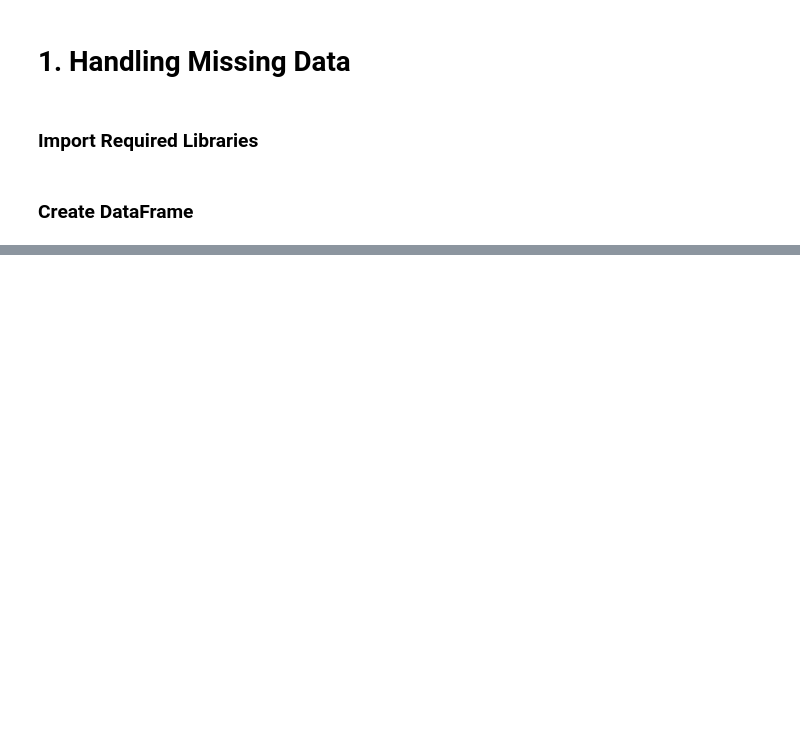
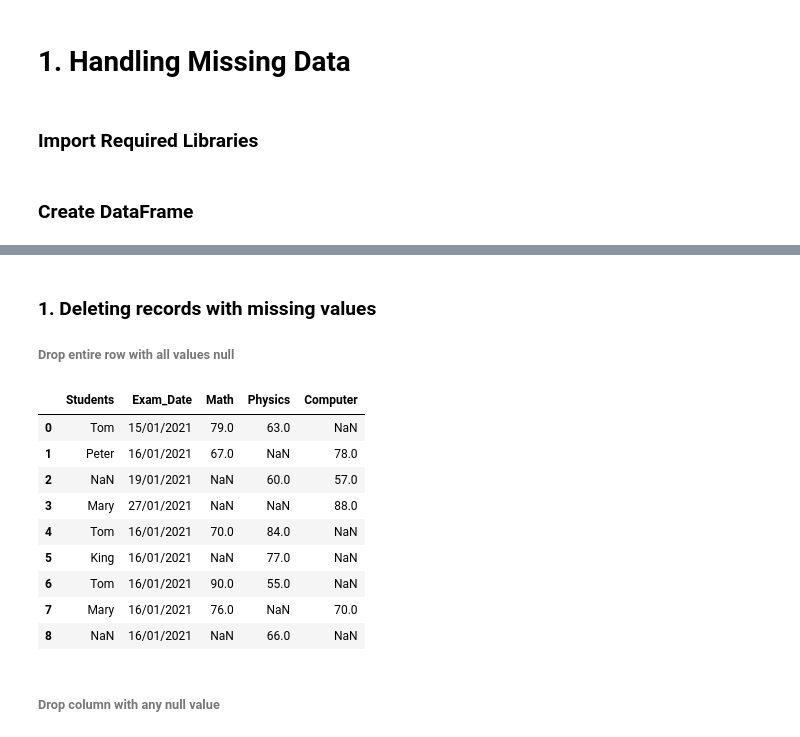
Before and after one commit to SammyOngaya/data2ml, a Jupyter notebook: data-pre-processing.ipynb, the cells around one changed output, grey strips where cells are left out. Cells and saved outputs as stored; diff of their text form; code cells hidden in the pictures; blank space fills up the shorter version.

Commit message:
Added missing data

```diff
--- a/data-pre-processing.ipynb
+++ b/data-pre-processing.ipynb
@@ -33,0 +67,18 @@ missing_data_df
+# %% [markdown]
+### 1.  Deleting records with missing values
+###### Drop entire row with all values null
+# %%
+missing_data_df.dropna(how='all')
+# %% [output]
+|  | Students | Exam_Date | Math | Physics | Computer |
+| 0 | Tom | 15/01/2021 | 79.0 | 63.0 | NaN |
+| 1 | Peter | 16/01/2021 | 67.0 | NaN | 78.0 |
+| 2 | NaN | 19/01/2021 | NaN | 60.0 | 57.0 |
+| 3 | Mary | 27/01/2021 | NaN | NaN | 88.0 |
+| 4 | Tom | 16/01/2021 | 70.0 | 84.0 | NaN |
+| 5 | King | 16/01/2021 | NaN | 77.0 | NaN |
+| 6 | Tom | 16/01/2021 | 90.0 | 55.0 | NaN |
+| 7 | Mary | 16/01/2021 | 76.0 | NaN | 70.0 |
+| 8 | NaN | 16/01/2021 | NaN | 66.0 | NaN |
+# %% [markdown]
+###### Drop column with any null value
```
Also changed, not shown: parts of 31 cells of this notebook.
